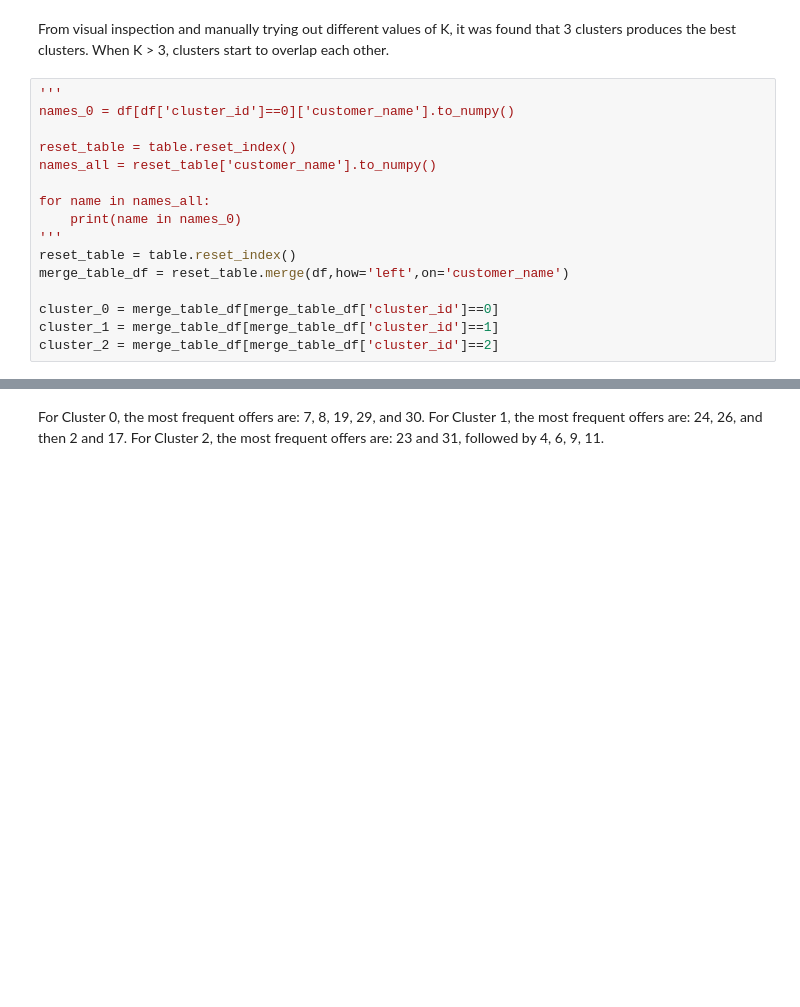
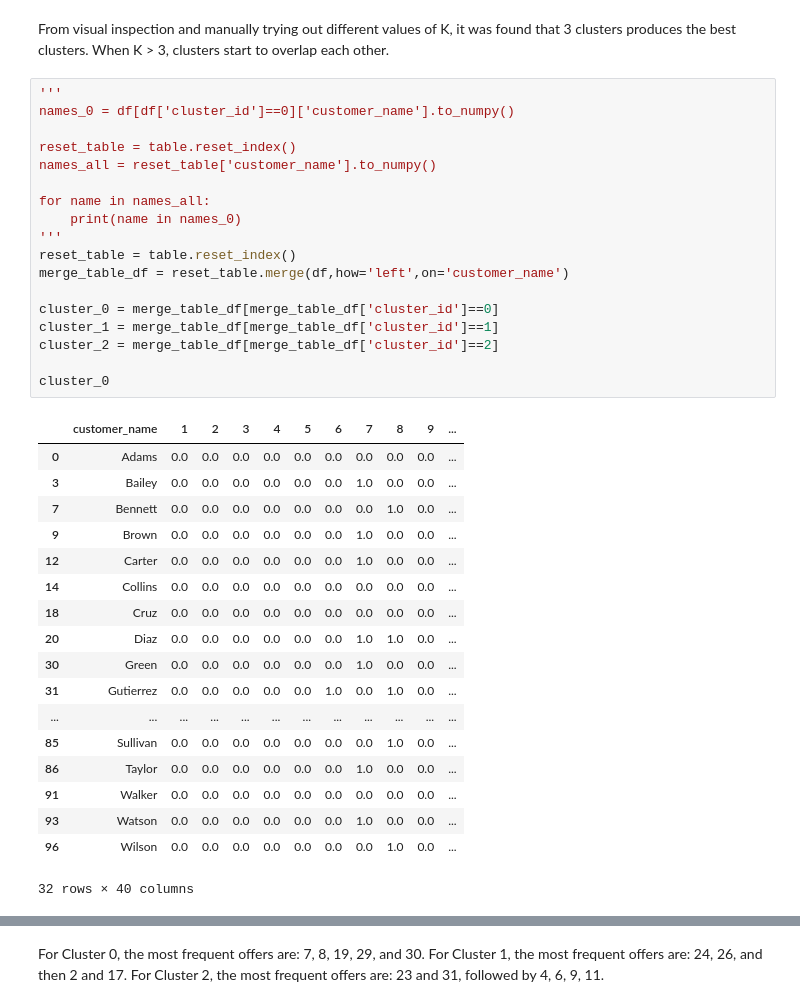
Before and after one commit to RedMousy/dsc_v5, a Jupyter notebook: Unit 15 - Unsupervised Learning/15.6 Principal Components Analysis/Clustering Case Study Customer Segmentation/Clustering Case Study - Customer Segmentation with K-Means - Tier 3.ipynb, the cells around one changed output, grey strips where cells are left out. Drawn from its saved outputs; the diff is of its cells as text; blank space fills up the shorter version.

```diff
--- a/Unit 15 - Unsupervised Learning/15.6 Principal Components Analysis/Clustering Case Study Customer Segmentation/Clustering Case Study - Customer Segmentation with K-Means - Tier 3.ipynb
+++ b/Unit 15 - Unsupervised Learning/15.6 Principal Components Analysis/Clustering Case Study Customer Segmentation/Clustering Case Study - Customer Segmentation with K-Means - Tier 3.ipynb
@@ -303,19 +310,40 @@ From visual inspection and manually trying out different values of K, it was fou
 # %%
 '''
 names_0 = df[df['cluster_id']==0]['customer_name'].to_numpy()
 
 reset_table = table.reset_index()
 names_all = reset_table['customer_name'].to_numpy()
 
 for name in names_all:
     print(name in names_0)
 '''
 reset_table = table.reset_index()
 merge_table_df = reset_table.merge(df,how='left',on='customer_name')
 
 cluster_0 = merge_table_df[merge_table_df['cluster_id']==0]
 cluster_1 = merge_table_df[merge_table_df['cluster_id']==1]
 cluster_2 = merge_table_df[merge_table_df['cluster_id']==2]
+
+cluster_0
+# %% [output]
+|  | customer_name | 1 | 2 | 3 | 4 | 5 | 6 | 7 | 8 | 9 | ... |
+| 0 | Adams | 0.0 | 0.0 | 0.0 | 0.0 | 0.0 | 0.0 | 0.0 | 0.0 | 0.0 | ... |
+| 3 | Bailey | 0.0 | 0.0 | 0.0 | 0.0 | 0.0 | 0.0 | 1.0 | 0.0 | 0.0 | ... |
+| 7 | Bennett | 0.0 | 0.0 | 0.0 | 0.0 | 0.0 | 0.0 | 0.0 | 1.0 | 0.0 | ... |
+| 9 | Brown | 0.0 | 0.0 | 0.0 | 0.0 | 0.0 | 0.0 | 1.0 | 0.0 | 0.0 | ... |
+| 12 | Carter | 0.0 | 0.0 | 0.0 | 0.0 | 0.0 | 0.0 | 1.0 | 0.0 | 0.0 | ... |
+| 14 | Collins | 0.0 | 0.0 | 0.0 | 0.0 | 0.0 | 0.0 | 0.0 | 0.0 | 0.0 | ... |
+| 18 | Cruz | 0.0 | 0.0 | 0.0 | 0.0 | 0.0 | 0.0 | 0.0 | 0.0 | 0.0 | ... |
+| 20 | Diaz | 0.0 | 0.0 | 0.0 | 0.0 | 0.0 | 0.0 | 1.0 | 1.0 | 0.0 | ... |
+| 30 | Green | 0.0 | 0.0 | 0.0 | 0.0 | 0.0 | 0.0 | 1.0 | 0.0 | 0.0 | ... |
+| 31 | Gutierrez | 0.0 | 0.0 | 0.0 | 0.0 | 0.0 | 1.0 | 0.0 | 1.0 | 0.0 | ... |
+| ... | ... | ... | ... | ... | ... | ... | ... | ... | ... | ... | ... |
+| 85 | Sullivan | 0.0 | 0.0 | 0.0 | 0.0 | 0.0 | 0.0 | 0.0 | 1.0 | 0.0 | ... |
+| 86 | Taylor | 0.0 | 0.0 | 0.0 | 0.0 | 0.0 | 0.0 | 1.0 | 0.0 | 0.0 | ... |
+| 91 | Walker | 0.0 | 0.0 | 0.0 | 0.0 | 0.0 | 0.0 | 0.0 | 0.0 | 0.0 | ... |
+| 93 | Watson | 0.0 | 0.0 | 0.0 | 0.0 | 0.0 | 0.0 | 1.0 | 0.0 | 0.0 | ... |
+| 96 | Wilson | 0.0 | 0.0 | 0.0 | 0.0 | 0.0 | 0.0 | 0.0 | 1.0 | 0.0 | ... |
+32 rows × 40 columns
 # %%
 cluster_0.sum()
 # %% [output]
```
Also changed, not shown: parts of 8 cells of this notebook.
